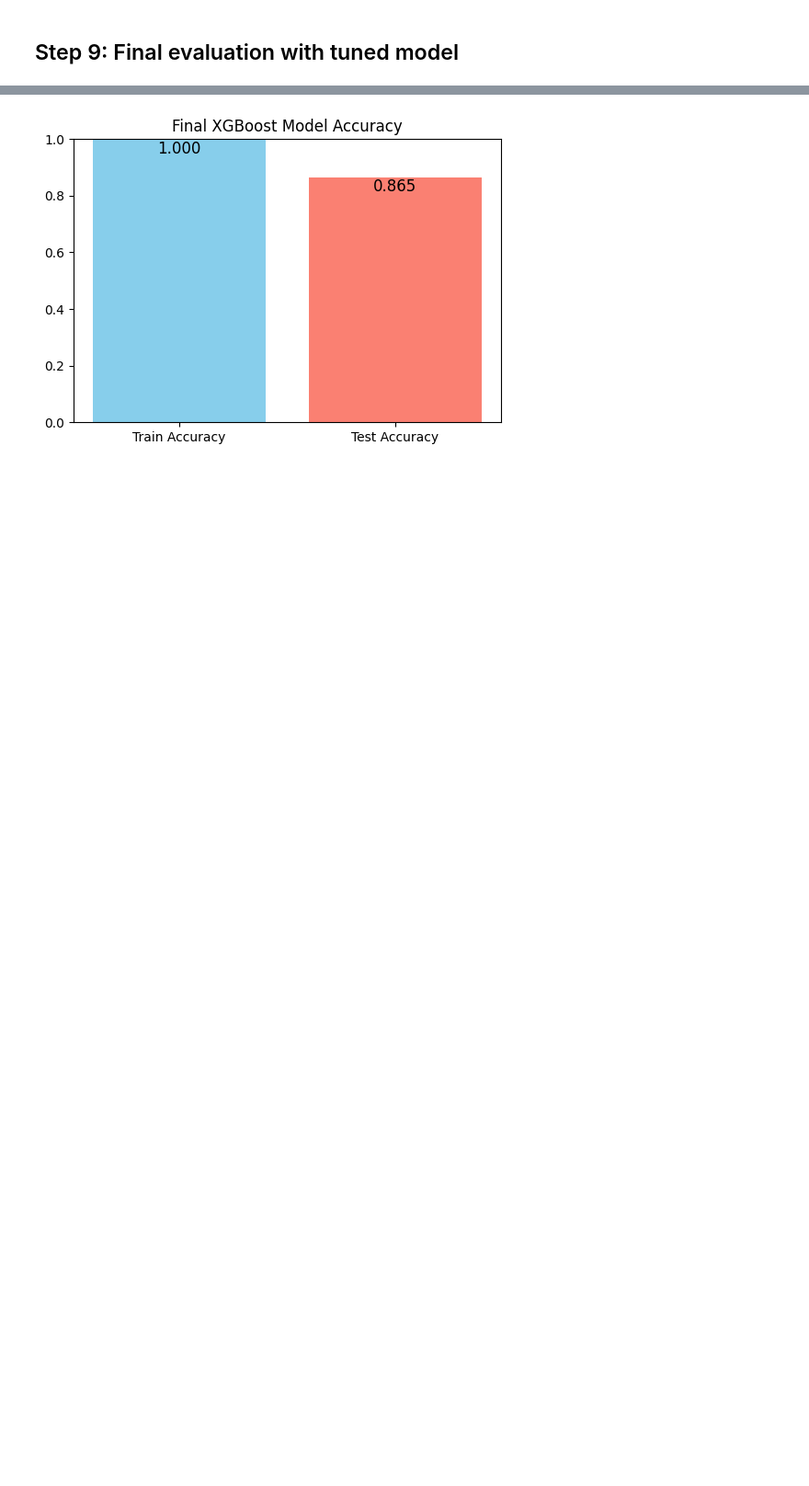
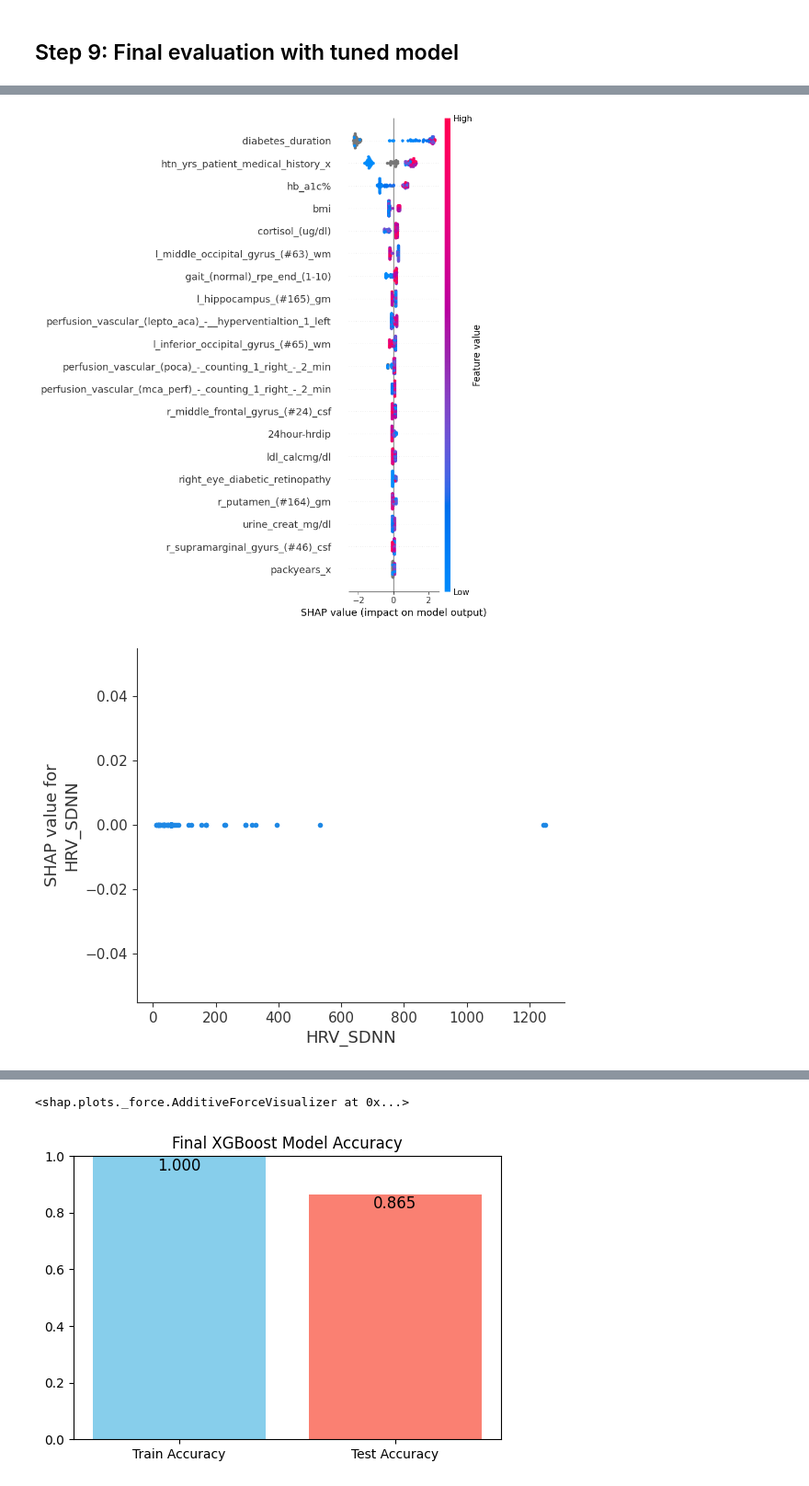
Before and after one commit to Raif-Tanjim/Machine_Learning, a Jupyter notebook: HRV Early cardiac risk detection/HRV_CDED_early_cardiac_risk_detection.ipynb, the cells around one changed output, grey strips where cells are left out. Shown at 92% size. Cells and saved outputs as stored; diff of their text form; code cells hidden in the pictures; blank space fills up the shorter version.

```diff
--- a/HRV Early cardiac risk detection/HRV_CDED_early_cardiac_risk_detection.ipynb
+++ b/HRV Early cardiac risk detection/HRV_CDED_early_cardiac_risk_detection.ipynb
@@ -397,0 +550,24 @@ weighted avg       0.87      0.86      0.87        37
+# %%
+# Step 1: Install SHAP if not installed (run this once in your environment)
+
+import shap
+
+# Step 2: Create a SHAP explainer for the trained XGBoost model
+explainer = shap.Explainer(best_model)
+
+# Step 3: Calculate SHAP values for your dataset (use scaled features)
+shap_values = explainer(X_scaled)
+
+# Step 4: Summary plot - shows overall feature importance and directionality
+shap.summary_plot(shap_values, features=X, feature_names=X.columns)
+
+# Step 5 (Optional): Dependence plot for a specific important feature
+# Replace 'HRV_SDNN' with any feature from your dataset you want to inspect
+shap.dependence_plot('HRV_SDNN', shap_values.values, X, interaction_index=None)
+
+# Step 6 (Optional): Force plot for a single prediction (example: first sample)
+shap.initjs()
+shap.force_plot(explainer.expected_value, shap_values[0].values, X.iloc[0])
+# %% [output]
+[figure, added]
+[figure, added]
@@ -398,3 +575,4 @@ weighted avg       0.87      0.86      0.87        37
+<shap.plots._force.AdditiveForceVisualizer at 0x...>
 # %%
 train_acc = best_model.score(X_train, y_train)
 test_acc = best_model.score(X_test, y_test)
```
Also changed, not shown: parts of 21 cells of this notebook.
